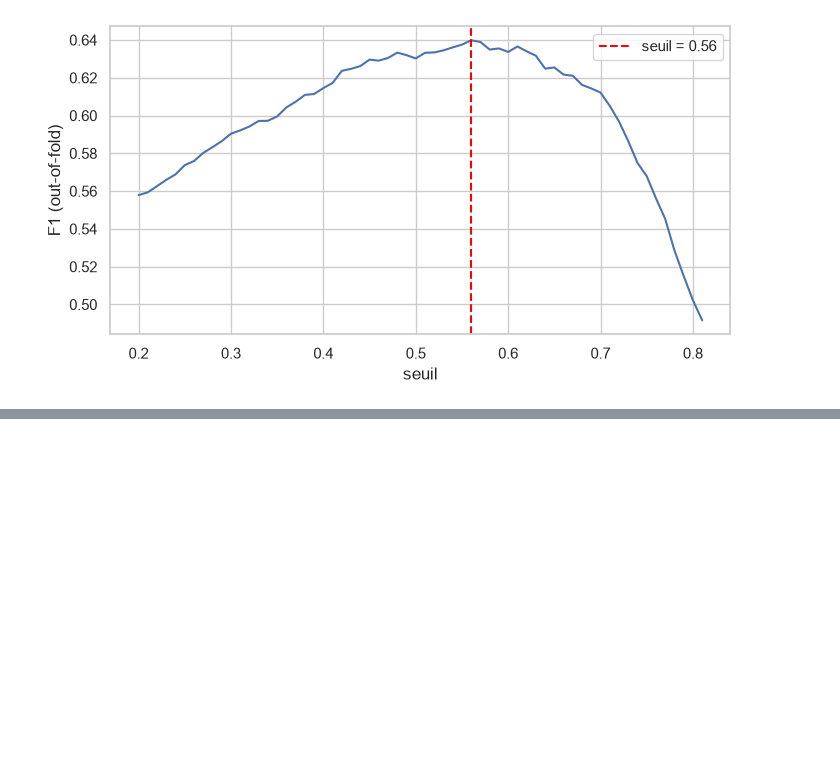
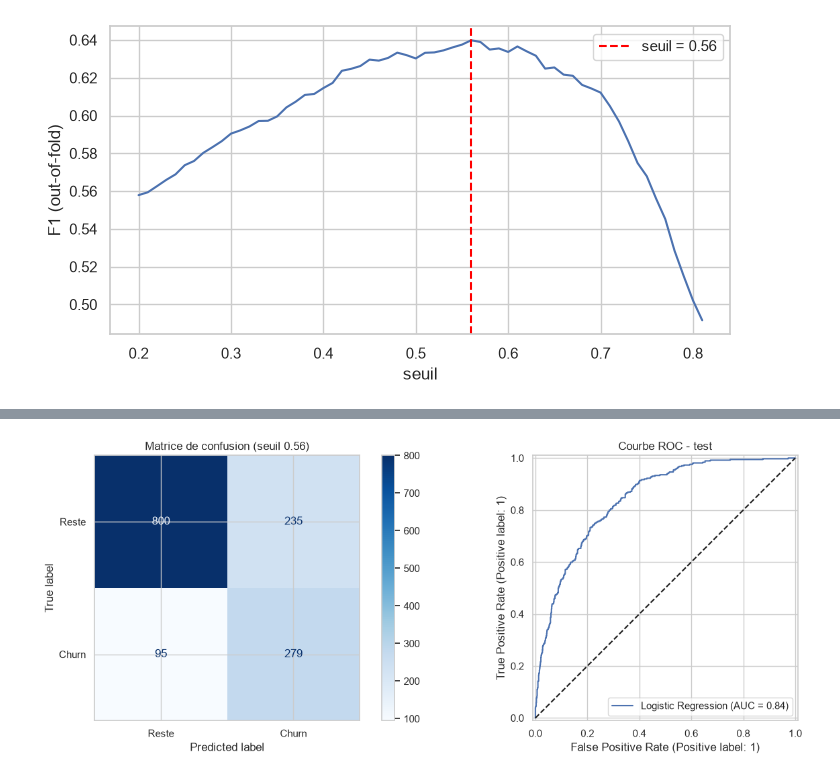
Before and after one commit to doughmi-ilyas/customer-churn-prediction, a Jupyter notebook: notebooks/05_optimisation_mlflow.ipynb, the cells around one changed output, grey strips where cells are left out. Cells and saved outputs as stored; diff of their text form; code cells hidden in the pictures; blank space fills up the shorter version.

Commit message:
optimisation: add section "Évaluation finale sur le test (une seule fois)"

```diff
--- a/notebooks/05_optimisation_mlflow.ipynb
+++ b/notebooks/05_optimisation_mlflow.ipynb
@@ -310,0 +313,10 @@ seuil retenu: 0.56 (F1 OOF 0.6398 vs 0.6302 à 0.5)
+# %%
+final_model, final_metrics = run_experiment(
+    f"FINAL - {final_name}", final_clf, use_cluster=USE_CLUSTER, sampler=SMOTE(random_state=SEED), threshold=THRESHOLD, tags={"stage": "final", "final": "true"}
+)
+run_id = mlflow.last_active_run().info.run_id
+mlflow.register_model(f"runs:/{run_id}/model", "churn-model")
+
+pred = (final_model.predict_proba(X_test)[:, 1] >= THRESHOLD).astype(int)
+print(classification_report(y_test, pred, target_names=["Reste", "Churn"]))
+pd.Series(final_metrics).round(4)
@@ -310,0 +346,12 @@ seuil retenu: 0.56 (F1 OOF 0.6398 vs 0.6302 à 0.5)
+# %%
+fig, axes = plt.subplots(1, 2, figsize=(14, 5))
+ConfusionMatrixDisplay.from_predictions(y_test, pred, display_labels=["Reste", "Churn"], cmap="Blues", ax=axes[0])
+axes[0].set_title(f"Matrice de confusion (seuil {THRESHOLD})")
+RocCurveDisplay.from_estimator(final_model, X_test, y_test, ax=axes[1], name=final_name)
+axes[1].plot([0, 1], [0, 1], "k--")
+axes[1].set_title("Courbe ROC - test")
+fig.tight_layout()
+fig.savefig(f"{FIG_DIR}/42_final_model.png", dpi=110, bbox_inches="tight")
+plt.show()
+# %% [output]
+[figure, added]
```
Also changed, not shown: parts of 2 cells of this notebook, 1 other file.
